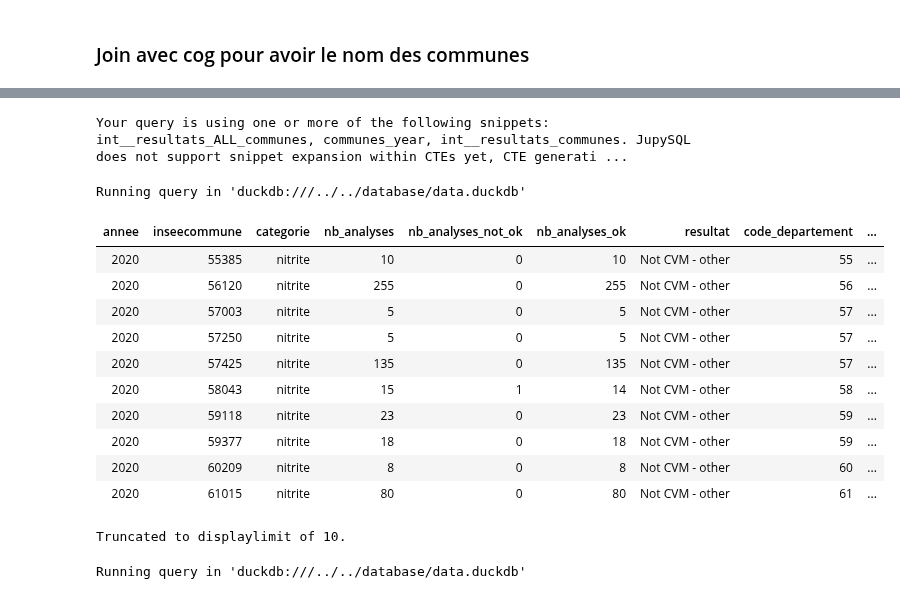
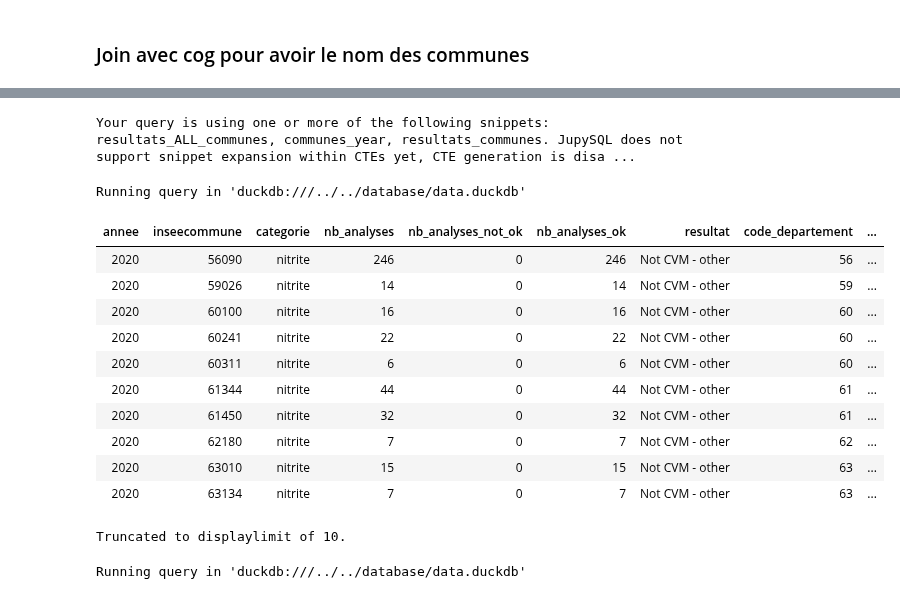
Before and after one commit to dataforgoodfr/13_pollution_eau, a Jupyter notebook: analytics/notebooks/cvm_calcul_conformite_par_commune-MAJ.ipynb, the cells around one changed output, grey strips where cells are left out. Drawn from its saved outputs; the diff is of its cells as text; code cells hidden in the pictures.

```diff
--- a/analytics/notebooks/cvm_calcul_conformite_par_commune-MAJ.ipynb
+++ b/analytics/notebooks/cvm_calcul_conformite_par_commune-MAJ.ipynb
@@ -450,5 +460,5 @@ WHERE
 # %%
-%%sql --save int__resultats_ALL_communes_name
+%%sql --save resultats_ALL_communes_name
 WITH
 /* list_communes_uid  */
 annees AS (
@@ -483,7 +493,7 @@ SELECT DISTINCT
 /* END  list_communes_uid  */
 
 
-/* int__resultats_udi_communes */
+/* resultats_udi_communes */
     communes_year AS (
     SELECT
      de_partition as annee,
@@ -504,7 +514,7 @@ SELECT DISTINCT
         1,2,3
 ),
 
-int__resultats_communes AS (
+resultats_communes AS (
     SELECT
     annee,
     inseecommune,
@@ -520,60 +530,70 @@ int__resultats_communes AS (
     END AS resultat
 FROM
     communes_year
 ORDER BY
     annee
     ),
-/* int__resultats_udi_communes END */
+/* resultats_udi_communes END */
 
 
 
-/* int__resultats_ALL_communes */
-int__resultats_ALL_communes AS (
+/* resultats_ALL_communes */
+resultats_ALL_communes AS (
 SELECT
     list_communes_uid.annee,
     list_communes_uid.inseecommune,
     list_communes_uid.categorie,
     coalesce(nb_analyses,0) AS nb_analyses,
     coalesce(nb_analyses_not_ok,0) AS nb_analyses_not_ok ,
     coalesce(nb_analyses_ok,0) AS nb_analyses_ok,
     coalesce(resultat,'Pas recherché') AS resultat
 FROM
  list_communes_uid
 LEFT JOIN
- int__resultats_communes
+ resultats_communes
 ON
-    list_communes_uid.annee =  int__resultats_communes.annee
-    AND list_communes_uid.categorie =  int__resultats_communes.categorie
-    AND  list_communes_uid.inseecommune  =  int__resultats_communes.inseecommune
+    list_communes_uid.annee =  resultats_communes.annee
+    AND list_communes_uid.categorie =  resultats_communes.categorie
+    AND  list_communes_uid.inseecommune  =  resultats_communes.inseecommune
+),
+/* resultats_ALL_communes END */
+
+cog AS (
+    SELECT
+      DEP AS code_departement,
+      REG AS code_region,
+      COM AS inseecommune,
+      LIBELLE AS name_commune,
+    FROM
+      cog_communes
+    WHERE
+        TYPECOM = 'COM'
 )
-/* int__resultats_ALL_communes END */
 
 SELECT
-  int__resultats_ALL_communes.*,
-  cog_communes.DEP AS  code_departement,
-  cog_communes.REG AS  code_region,
-  cog_communes.LIBELLE AS name_commune,
+  resultats_ALL_communes.*,
+  code_departement,
+  code_region,
+  name_commune,
 FROM
-  int__resultats_ALL_communes
+  resultats_ALL_communes
 LEFT JOIN
-  cog_communes
+  cog
 ON
-  int__resultats_ALL_communes.inseecommune = cog_communes.COM
-WHERE
-    cog_communes.TYPECOM= 'COM'
+  resultats_ALL_communes.inseecommune = cog.inseecommune
 # %% [output]
-Your query is using one or more of the following snippets: int__resultats_ALL_communes, communes_year, int__resultats_communes. JupySQL does not support snippet expansion within CTEs yet, CTE generati ...
+Your query is using one or more of the following snippets: resultats_ALL_communes, communes_year, resultats_communes. JupySQL does not support snippet expansion within CTEs yet, CTE generation is disa ...
 Running query in 'duckdb:///../../database/data.duckdb'
 | annee | inseecommune | categorie | nb_analyses | nb_analyses_not_ok | nb_analyses_ok | resultat | code_departement | ... |
-| 2020 | 55385 | nitrite | 10 | 0 | 10 | Not CVM - other | 55 | ... |
-| 2020 | 56120 | nitrite | 255 | 0 | 255 | Not CVM - other | 56 | ... |
-| 2020 | 57003 | nitrite | 5 | 0 | 5 | Not CVM - other | 57 | ... |
-| 2020 | 57250 | nitrite | 5 | 0 | 5 | Not CVM - other | 57 | ... |
-| 2020 | 57425 | nitrite | 135 | 0 | 135 | Not CVM - other | 57 | ... |
-| 2020 | 58043 | nitrite | 15 | 1 | 14 | Not CVM - other | 58 | ... |
-| 2020 | 59118 | nitrite | 23 | 0 | 23 | Not CVM - other | 59 | ... |
-| 2020 | 59377 | nitrite | 18 | 0 | 18 | Not CVM - other | 59 | ... |
-| 2020 | 60209 | nitrite | 8 | 0 | 8 | Not CVM - other | 60 | ... |
-| 2020 | 61015 | nitrite | 80 | 0 | 80 | Not CVM - other | 61 | ... |
+| 2020 | 56090 | nitrite | 246 | 0 | 246 | Not CVM - other | 56 | ... |
+| 2020 | 59026 | nitrite | 14 | 0 | 14 | Not CVM - other | 59 | ... |
+| 2020 | 60100 | nitrite | 16 | 0 | 16 | Not CVM - other | 60 | ... |
+| 2020 | 60241 | nitrite | 22 | 0 | 22 | Not CVM - other | 60 | ... |
+| 2020 | 60311 | nitrite | 6 | 0 | 6 | Not CVM - other | 60 | ... |
+| 2020 | 61344 | nitrite | 44 | 0 | 44 | Not CVM - other | 61 | ... |
+| 2020 | 61450 | nitrite | 32 | 0 | 32 | Not CVM - other | 61 | ... |
+| 2020 | 62180 | nitrite | 7 | 0 | 7 | Not CVM - other | 62 | ... |
+| 2020 | 63010 | nitrite | 15 | 0 | 15 | Not CVM - other | 63 | ... |
+| 2020 | 63134 | nitrite | 7 | 0 | 7 | Not CVM - other | 63 | ... |
 Truncated to displaylimit of 10.
 # %%
```
Also changed, not shown: parts of 23 cells of this notebook.
